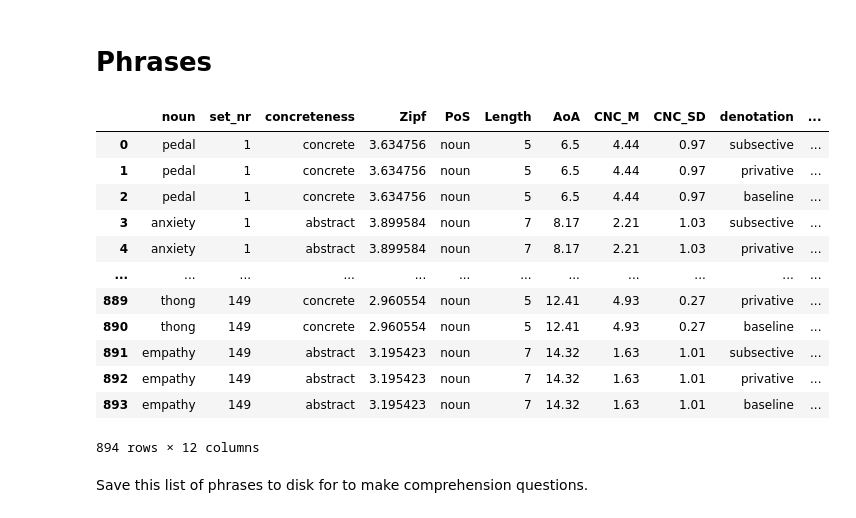
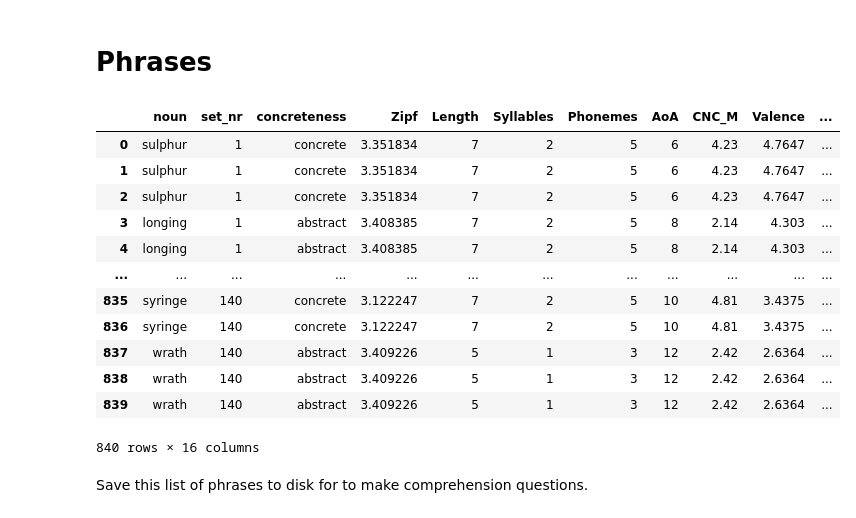
Before and after one commit to rmc-law/FakeDiamond, a Jupyter notebook: stimuli/3_make_and_subselect_phrases.ipynb, the cells around one changed output. Drawn from its saved outputs; the diff is of its cells as text; code cells hidden in the pictures.

```diff
--- a/stimuli/3_make_and_subselect_phrases.ipynb
+++ b/stimuli/3_make_and_subselect_phrases.ipynb
@@ -154,42 +154,42 @@ Text(0.5, 0.98, 'Psycholinguistic properties of 32 adjectives')
 # Phrases
 # %%
 # read in our cleaned list of nouns
-nouns = pd.read_csv(os.path.join(dir, 'nouns_cleaned_2023-04-13.csv'))
+nouns = pd.read_csv(os.path.join(dir, 'nouns_cleaned_2023-04-14.csv'))
 
 # shuffle adjectives, then repeat them into a list of 298 adjectives
 def create_adjective_list(adjectives, nouns):
     adjectives_repeated = (adjectives * 19)[:len(nouns)]
     adjectives_repeated_shuffled = random.Random(42).sample(adjectives_repeated, len(adjectives_repeated)) # create random.Random instance for reproducibility
     return adjectives_repeated_shuffled
 
 array_adjectives = np.empty((3, len(nouns)), dtype='object') # initialise array
 for i, adjectives in enumerate([adjectives_subsective,adjectives_privative,consonant_strings]):
     array_adjectives[i] = create_adjective_list(adjectives, nouns)
 
 # transpose and flatten to put into big df later
 adjectives_all = np.transpose(array_adjectives).flatten()
 
 stimuli = pd.DataFrame(np.repeat(nouns.values, 3, axis=0)) # repeat critical nouns 3 times for 3 denotation conditions
 stimuli.columns = nouns.columns # assign column names
 stimuli['denotation'] = ['subsective','privative','baseline'] * len(nouns) # add denotation condition
 
 stimuli['adjective'] = adjectives_all
 stimuli['phrase'] = stimuli.adjective + ' ' + stimuli.noun
 stimuli
 # %% [output]
-|  | noun | set_nr | concreteness | Zipf | PoS | Length | AoA | CNC_M | CNC_SD | denotation | ... |
-| 0 | pedal | 1 | concrete | 3.634756 | noun | 5 | 6.5 | 4.44 | 0.97 | subsective | ... |
-| 1 | pedal | 1 | concrete | 3.634756 | noun | 5 | 6.5 | 4.44 | 0.97 | privative | ... |
-| 2 | pedal | 1 | concrete | 3.634756 | noun | 5 | 6.5 | 4.44 | 0.97 | baseline | ... |
-| 3 | anxiety | 1 | abstract | 3.899584 | noun | 7 | 8.17 | 2.21 | 1.03 | subsective | ... |
-| 4 | anxiety | 1 | abstract | 3.899584 | noun | 7 | 8.17 | 2.21 | 1.03 | privative | ... |
+|  | noun | set_nr | concreteness | Zipf | Length | Syllables | Phonemes | AoA | CNC_M | Valence | ... |
+| 0 | sulphur | 1 | concrete | 3.351834 | 7 | 2 | 5 | 6 | 4.23 | 4.7647 | ... |
+| 1 | sulphur | 1 | concrete | 3.351834 | 7 | 2 | 5 | 6 | 4.23 | 4.7647 | ... |
+| 2 | sulphur | 1 | concrete | 3.351834 | 7 | 2 | 5 | 6 | 4.23 | 4.7647 | ... |
+| 3 | longing | 1 | abstract | 3.408385 | 7 | 2 | 5 | 8 | 2.14 | 4.303 | ... |
+| 4 | longing | 1 | abstract | 3.408385 | 7 | 2 | 5 | 8 | 2.14 | 4.303 | ... |
 | ... | ... | ... | ... | ... | ... | ... | ... | ... | ... | ... | ... |
-| 889 | thong | 149 | concrete | 2.960554 | noun | 5 | 12.41 | 4.93 | 0.27 | privative | ... |
-| 890 | thong | 149 | concrete | 2.960554 | noun | 5 | 12.41 | 4.93 | 0.27 | baseline | ... |
-| 891 | empathy | 149 | abstract | 3.195423 | noun | 7 | 14.32 | 1.63 | 1.01 | subsective | ... |
-| 892 | empathy | 149 | abstract | 3.195423 | noun | 7 | 14.32 | 1.63 | 1.01 | privative | ... |
-| 893 | empathy | 149 | abstract | 3.195423 | noun | 7 | 14.32 | 1.63 | 1.01 | baseline | ... |
+| 835 | syringe | 140 | concrete | 3.122247 | 7 | 2 | 5 | 10 | 4.81 | 3.4375 | ... |
+| 836 | syringe | 140 | concrete | 3.122247 | 7 | 2 | 5 | 10 | 4.81 | 3.4375 | ... |
+| 837 | wrath | 140 | abstract | 3.409226 | 5 | 1 | 3 | 12 | 2.42 | 2.6364 | ... |
+| 838 | wrath | 140 | abstract | 3.409226 | 5 | 1 | 3 | 12 | 2.42 | 2.6364 | ... |
+| 839 | wrath | 140 | abstract | 3.409226 | 5 | 1 | 3 | 12 | 2.42 | 2.6364 | ... |
-894 rows × 12 columns
+840 rows × 16 columns
 # %% [markdown]
 Save this list of phrases to disk for to make comprehension questions.
 # %%
```
Also changed, not shown: 4 other files.
